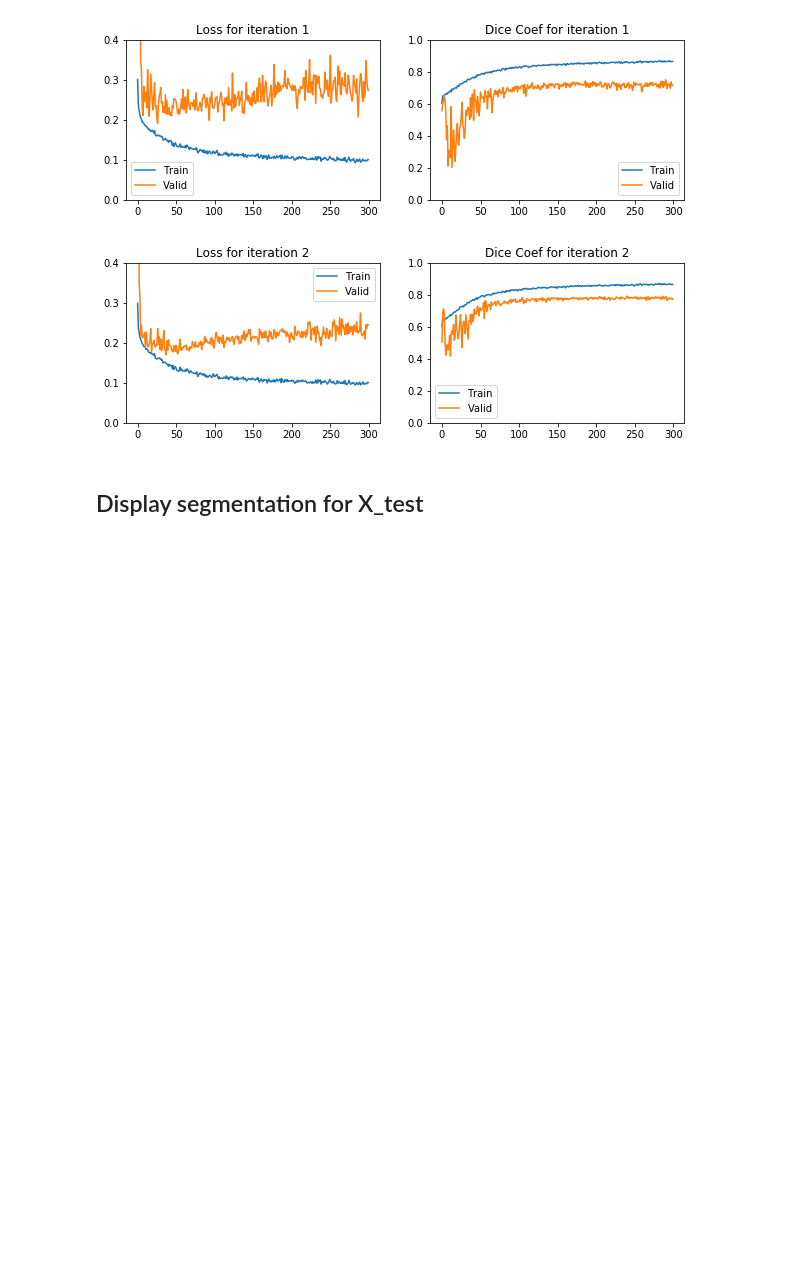
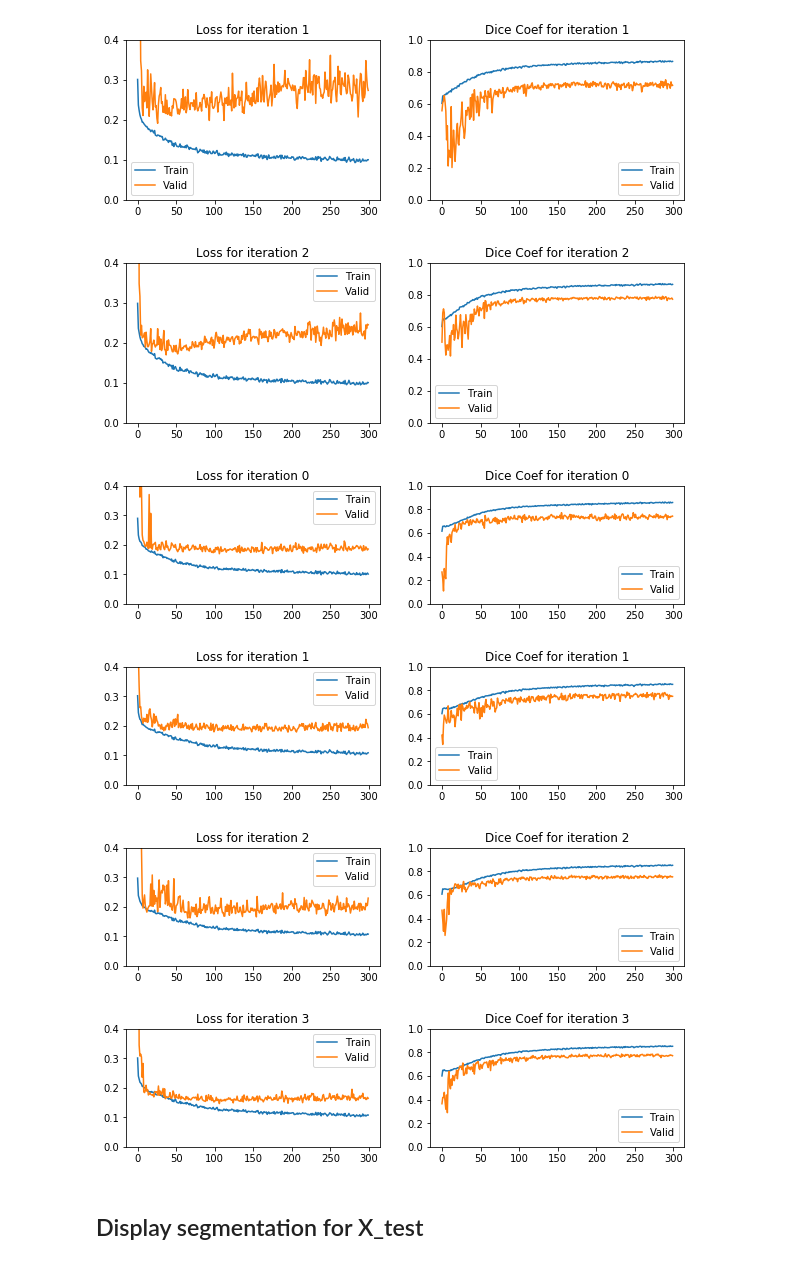
Before and after one commit to neuropoly/deep-active-learning, a Jupyter notebook: ceal/active_learning_27_09.ipynb, the cells around one changed output. Saved outputs shown, nothing was run; the diff lists cells and outputs as text; code cells hidden in the pictures; blank space fills up the shorter version.

```diff
--- a/ceal/active_learning_27_09.ipynb
+++ b/ceal/active_learning_27_09.ipynb
@@ -639,10 +652,10 @@ width=0.2
 fig, ax = plt.subplots(figsize = (20, 10))
 index = np.arange(n_groups)
 
-for i in np.arange(1, 4, 1):
+for i in np.arange(1, 5, 1):
     plot = np.arange(-0.3, 1.6, width)
     color = "C" + str(i)
-    color = ['black','grey', 'orange', 'red']
+    color = ['black','grey', 'orange', 'red', 'pink']
     rects1 = plt.bar(index + plot[i], score_global[i], width=width, color=color[i],label=i)
 
 
@@ -692,6 +705,32 @@ for i  in range(3):
 [figure]
 [figure]
 [figure]
+# %%
+for i  in range(4):
+    history_path = ['/home/malub_local/history/0928_1153_29_history_iter_0_.txt',
+                    "/home/malub_local/history/0928_1254_47_history_iter_1_.txt",
+                    "/home/malub_local/history/0928_1347_32_history_iter_2_.txt",
+                   "/home/malub_local/history/0928_1440_08_history_iter_3_.txt"]
+    loss, val_dice_coef, val_loss, dice_coef = read_history(history_path[i])
+    fig, ax = plt.subplots(figsize = (10, 10))
+    plt.subplot(420 + 2*i + 1)
+    plt.plot(loss)
+    plt.plot(val_loss)
+    plt.title("Loss for iteration " + str(i))
+    plt.legend(["Train", "Valid"])
+    plt.ylim(0, 0.4)
+    plt.subplot(420 + 2*i + 2)
+    plt.plot(dice_coef)
+    plt.plot(val_dice_coef)
+    plt.title("Dice Coef for iteration " + str(i))
+    plt.legend(["Train", "Valid"])
+    plt.ylim(0, 1)
+    plt.show()
+# %% [output]
+[figure, added]
+[figure, added]
+[figure, added]
+[figure, added]
 # %% [markdown]
 ## Display segmentation for X_test
 # %%
```
Also changed, not shown: parts of 8 cells of this notebook.
